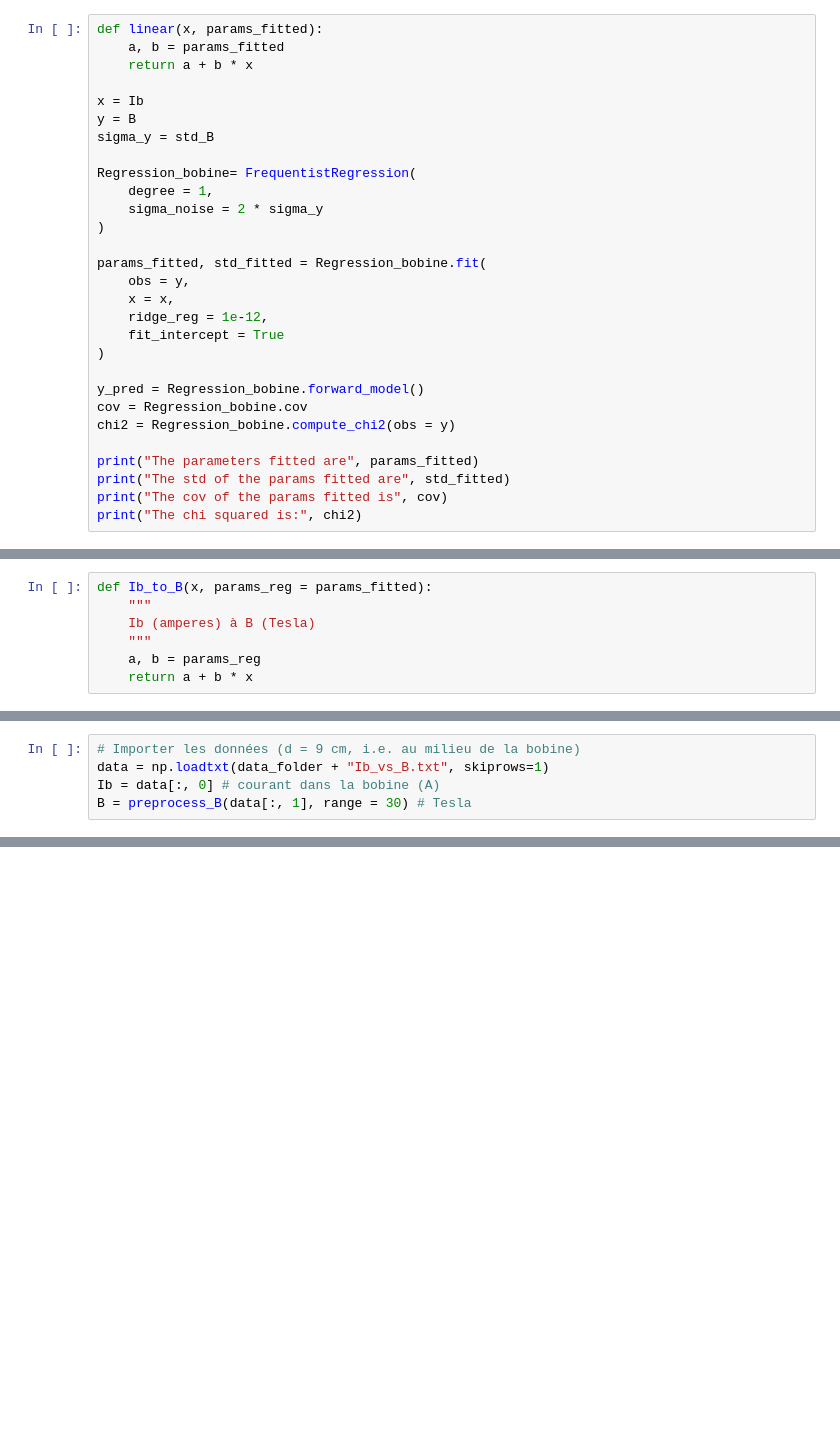
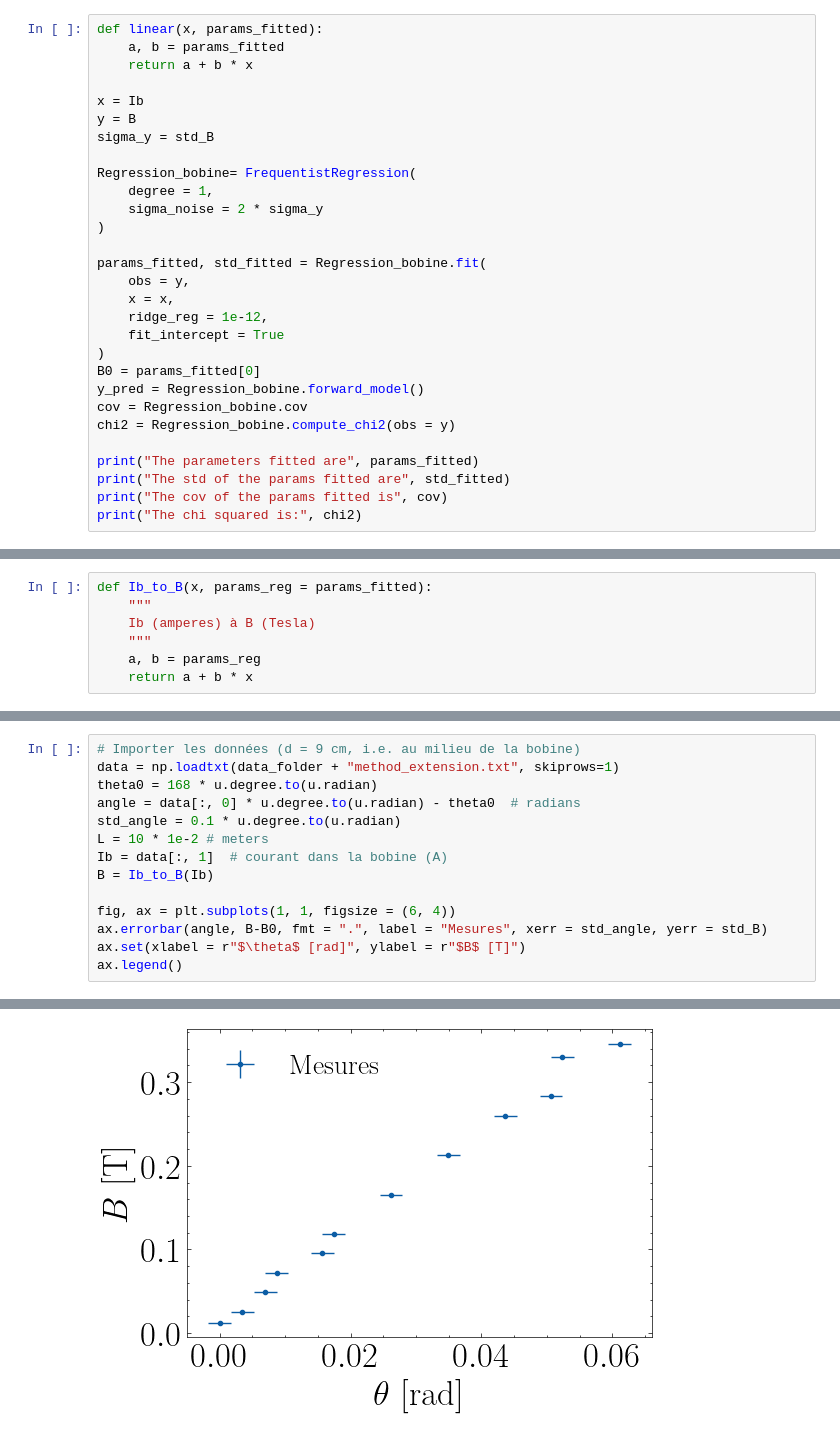
Before and after one commit to EnceladeCandy/phy3040, a Jupyter notebook: notebooks/faraday.ipynb, the cells around one changed output, grey strips where cells are left out. Drawn from its saved outputs; the diff is of its cells as text; blank space fills up the shorter version.

```diff
--- a/notebooks/faraday.ipynb
+++ b/notebooks/faraday.ipynb
@@ -123,7 +123,7 @@ params_fitted, std_fitted = Regression_bobine.fit(
     ridge_reg = 1e-12,
     fit_intercept = True
 )
-
+B0 = params_fitted[0]
 y_pred = Regression_bobine.forward_model()
 cov = Regression_bobine.cov
 chi2 = Regression_bobine.compute_chi2(obs = y)
@@ -196,5 +201,15 @@ def Ib_to_B(x, params_reg = params_fitted):
 # %%
 # Importer les données (d = 9 cm, i.e. au milieu de la bobine)
-data = np.loadtxt(data_folder + "Ib_vs_B.txt", skiprows=1)
-Ib = data[:, 0] # courant dans la bobine (A)
-B = preprocess_B(data[:, 1], range = 30) # Tesla
+data = np.loadtxt(data_folder + "method_extension.txt", skiprows=1)
+theta0 = 168 * u.degree.to(u.radian)
+angle = data[:, 0] * u.degree.to(u.radian) - theta0  # radians
+std_angle = 0.1 * u.degree.to(u.radian)
+L = 10 * 1e-2 # meters
+Ib = data[:, 1]  # courant dans la bobine (A)
+B = Ib_to_B(Ib)
+
+fig, ax = plt.subplots(1, 1, figsize = (6, 4))
+ax.errorbar(angle, B-B0, fmt = ".", label = "Mesures", xerr = std_angle, yerr = std_B)
+ax.set(xlabel = r"$\theta$ [rad]", ylabel = r"$B$ [T]")
+ax.legend()
+# %% [output]
@@ -200,0 +217 @@ B = preprocess_B(data[:, 1], range = 30) # Tesla
+[figure, added]
```
Also changed, not shown: parts of 12 cells of this notebook.
